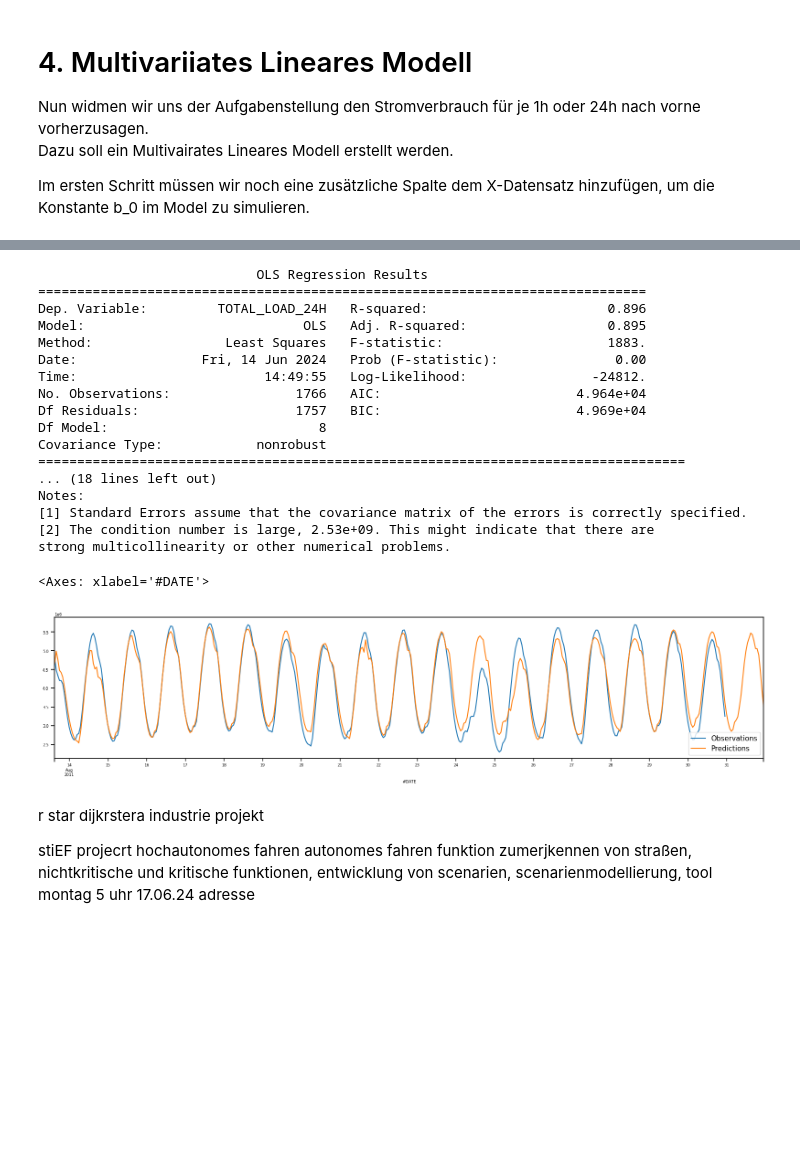
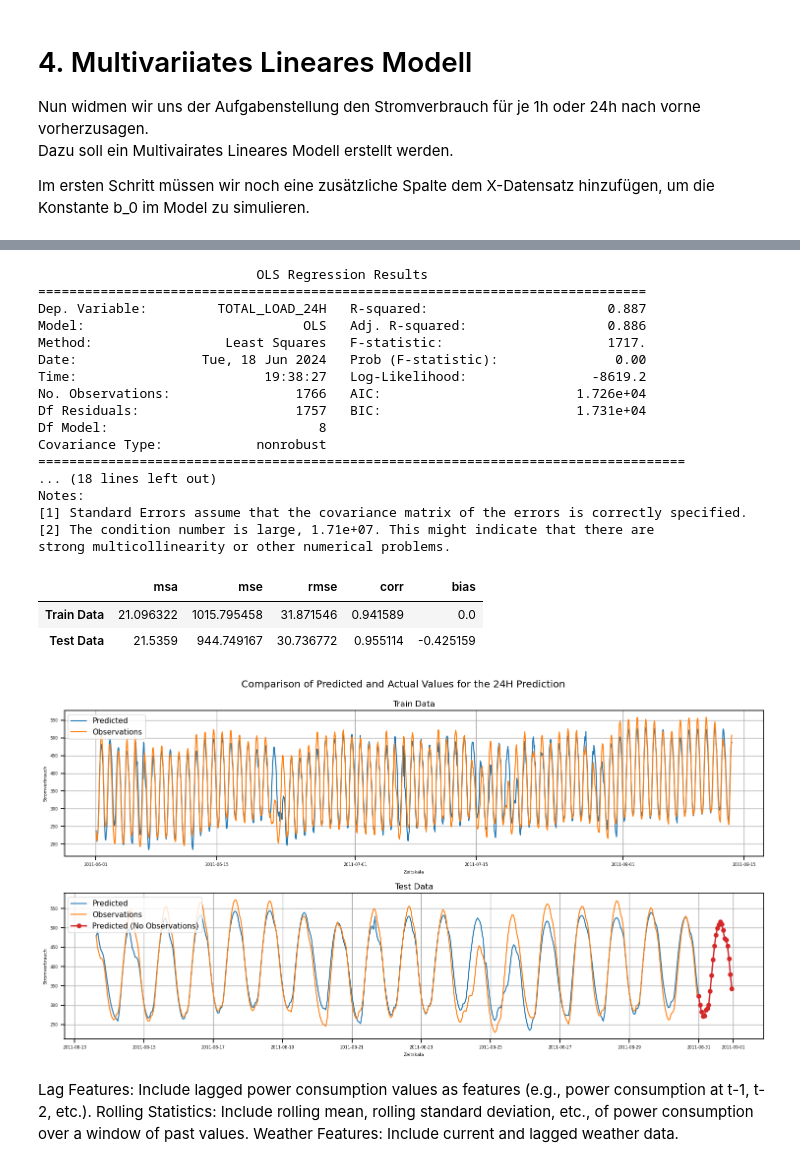
Before and after one commit to kathi-0815/ZRH_Project, a Jupyter notebook: project.ipynb, the cells around one changed output, grey strips where cells are left out. Drawn from its saved outputs; the diff is of its cells as text; code cells hidden in the pictures; blank space fills up the shorter version.

Commit message:
3.3.2 Plot Funktion

```diff
--- a/project.ipynb
+++ b/project.ipynb
@@ -126,7 +126,7 @@ powerDF = powerDF.resample('h').agg({
 # %% [markdown]
 <span style="color:red">Die Einträge von powerDF haben aktuell fünf Nachkommastellen. ....</span>
 # %%
-powerDF['TOTAL_LOAD'] = powerDF['TOTAL_LOAD']/1000
+powerDF['TOTAL_LOAD'] = powerDF['TOTAL_LOAD']/(100**2)
 powerDF['TOTAL_LOAD'] = powerDF['TOTAL_LOAD'].round(1)
 # %% [markdown]
 ### 1.2.4 Spezielle Überarbeitung weatherDF
@@ -469,7 +483,36 @@ def modelMetrics(train_results, test_results):
 # %% [markdown]
 ### 3.3.2 Funktionen für Grafiken
-# %%
-def plot_results(train_results, test_results):
+# %%
+def plot_results(train_results, test_results, title):
+    #Create subplots
+    fig, (ax1, ax2) = plt.subplots(2, 1, figsize=(15, 8))
+
+    #plot train and test separate in subplots
+    for ax, df in zip((ax1, ax2), (train_results, test_results)):
+        #Plot the data
+        ax.plot(df['Predictions'], label='Predicted')
+        ax.plot(df['Observations'], label='Observations')
+
+        #Highlight Predictions in ax2 where Observations are missing
+        if df['Observations'].isna().any():
+            missing_indices = df.index[df['Observations'].isna()]
+            ax.plot(df.loc[missing_indices, 'Predictions'], label='Predicted (No Observations)', color='tab:red', linewidth=2, marker ='o')
+
+            handles, labels = ax2.get_legend_handles_labels()
+            ax2.legend(handles=handles, labels=labels, loc='upper right')
+
+        #Adjust the subplots
+        ax.set_title(df.attrs.get('title'))
+        ax.set_xlabel('Zeitskala')
+        ax.set_ylabel('Stromverbrauch')
+        ax.legend(loc='upper left')
+        ax.grid(True)
+
+    #Adjust the general plot
+    plt.tight_layout(rect=[0, 0, 1, 0.95])
+    fig.suptitle(title)
+
+    plt.show()
 # %% [markdown]
 # 4. Multivariiates Lineares Modell
 Nun widmen wir uns der Aufgabenstellung den Stromverbrauch für je 1h oder 24h nach vorne vorherzusagen.
@@ -494,8 +537,8 @@ def run_MVModel(X_train, y_train, X_test, y_test):
     y_test_pred = MV_model_fit.predict(X_test)
 
     #Create dataframes with actual and predicted values
-    train_results = pd.DataFrame({'Observations': y_train, 'Predictions': y_train_pred})
-    test_results = pd.DataFrame({'Observations': y_test, 'Predictions': y_test_pred})
+    train_results =  createPredObservDF(y_train, y_train_pred, 'Train Data')
+    test_results = createPredObservDF(y_test, y_test_pred, 'Test Data')
 
     return train_results, test_results
 # %%
@@ -521,28 +570,30 @@ strong multicollinearity or other numerical problems.
 # %%
 train_results, test_results = run_MVModel(X_train, y_24H_train, X_test, y_24H_test)
-test_results.plot(figsize=(20,4))
+modelMetrics(train_results, test_results)
+plot_results(train_results, test_results, 'Comparison of Predicted and Actual Values for the 24H Prediction')
 # %% [output]
                             OLS Regression Results
 ==============================================================================
-Dep. Variable:         TOTAL_LOAD_24H   R-squared:                       0.896
-Model:                            OLS   Adj. R-squared:                  0.895
-Method:                 Least Squares   F-statistic:                     1883.
-Date:                Fri, 14 Jun 2024   Prob (F-statistic):               0.00
-Time:                        14:49:55   Log-Likelihood:                -24812.
-No. Observations:                1766   AIC:                         4.964e+04
-Df Residuals:                    1757   BIC:                         4.969e+04
+Dep. Variable:         TOTAL_LOAD_24H   R-squared:                       0.887
+Model:                            OLS   Adj. R-squared:                  0.886
+Method:                 Least Squares   F-statistic:                     1717.
+Date:                Tue, 18 Jun 2024   Prob (F-statistic):               0.00
+Time:                        19:38:27   Log-Likelihood:                -8619.2
+No. Observations:                1766   AIC:                         1.726e+04
+Df Residuals:                    1757   BIC:                         1.731e+04
 Df Model:                           8
 Covariance Type:            nonrobust
 ===================================================================================
 ... (18 lines left out)
 Notes:
 [1] Standard Errors assume that the covariance matrix of the errors is correctly specified.
-[2] The condition number is large, 2.53e+09. This might indicate that there are
+[2] The condition number is large, 1.71e+07. This might indicate that there are
 strong multicollinearity or other numerical problems.
-<Axes: xlabel='#DATE'>
+|  | msa | mse | rmse | corr | bias |
+| Train Data | 21.096322 | 1015.795458 | 31.871546 | 0.941589 | 0.0 |
+| Test Data | 21.5359 | 944.749167 | 30.736772 | 0.955114 | -0.425159 |
-[figure, old version]
+[figure, new version]
-# %% [markdown]
-r star dijkrstera
-industrie projekt
-
-stiEF projecrt hochautonomes fahren autonomes fahren funktion zumerjkennen von straßen, nichtkritische und kritische funktionen, entwicklung von scenarien, scenarienmodellierung, tool montag 5 uhr 17.06.24 adresse
+# %% [markdown]
+Lag Features: Include lagged power consumption values as features (e.g., power consumption at t-1, t-2, etc.).
+Rolling Statistics: Include rolling mean, rolling standard deviation, etc., of power consumption over a window of past values.
+Weather Features: Include current and lagged weather data.
```
Also changed, not shown: parts of 10 cells of this notebook.
